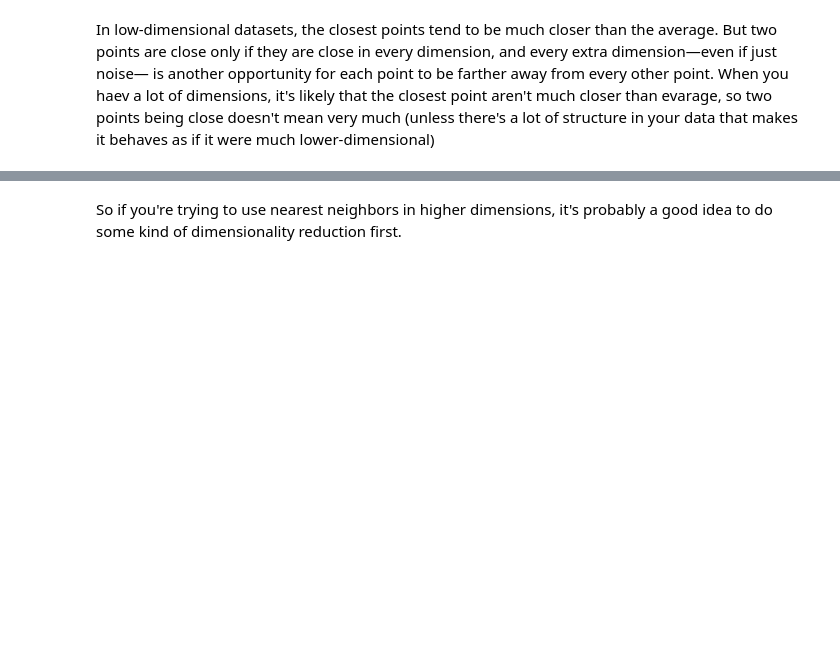
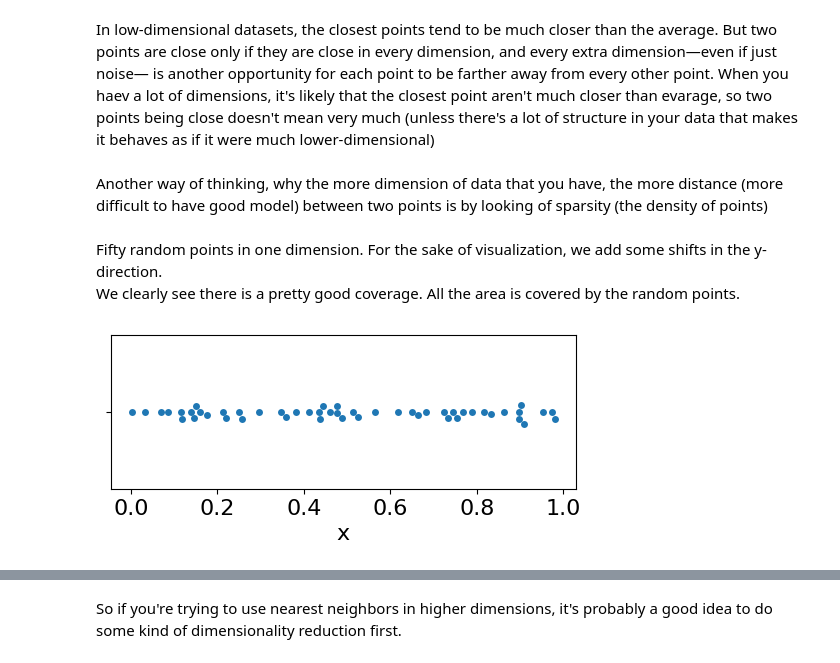
Before and after one commit to LugoBlogger/AK-201-426-data-science, a Jupyter notebook: ch-12-knn.ipynb, the cells around one changed output, grey strips where cells are left out. Drawn from its saved outputs; the diff is of its cells as text; code cells hidden in the pictures; blank space fills up the shorter version.

```diff
--- a/ch-12-knn.ipynb
+++ b/ch-12-knn.ipynb
@@ -250,3 +377,27 @@ other point. When you haev a lot of dimensions, it's likely that the
 closest point aren't much closer than evarage, so two points
 being close doesn't mean very much (unless there's a lot of structure
 in your data that makes it behaves as if it were much lower-dimensional)
+# %% [markdown]
+Another way of thinking, why the more dimension of data that you have,
+the more distance (more difficult to have good model) between two points is by looking
+of sparsity (the density of points)
+# %% [markdown]
+Fifty random points in one dimension. For the sake of visualization, we add
+some shifts in the y-direction.
+We clearly see there is a pretty good coverage. All the area is covered by
+the random points.
+# %%
+seed = 24_03_22
+N = 50
+rng = np.random.default_rng(seed)
+fifty_rand = rng.random(N)
+
+df_fifty = pd.DataFrame(fifty_rand, columns=["x"])
+
+fig, ax = plt.subplots(figsize=(6, 2))
+
+sns.swarmplot(df_fifty, x="x", ax=ax)
+
+plt.show(fig)
+# %% [output]
+[figure, added]
```
Also changed, not shown: parts of 32 cells of this notebook, 8 other files.
